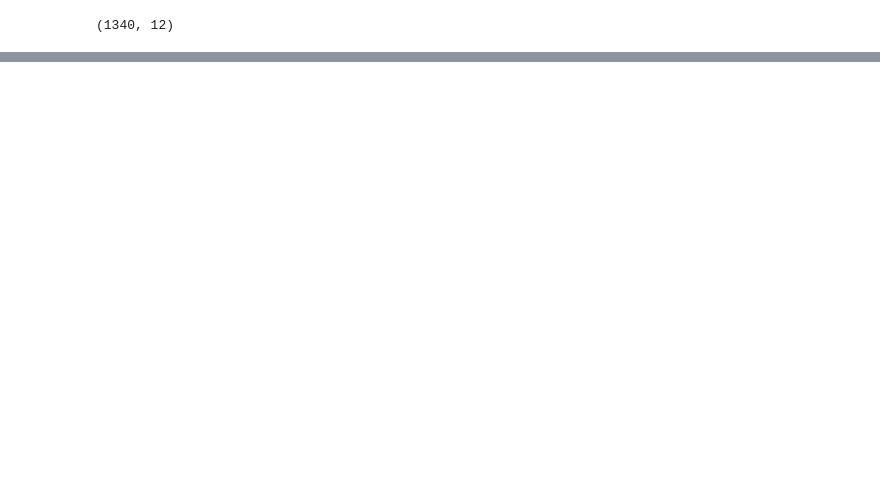
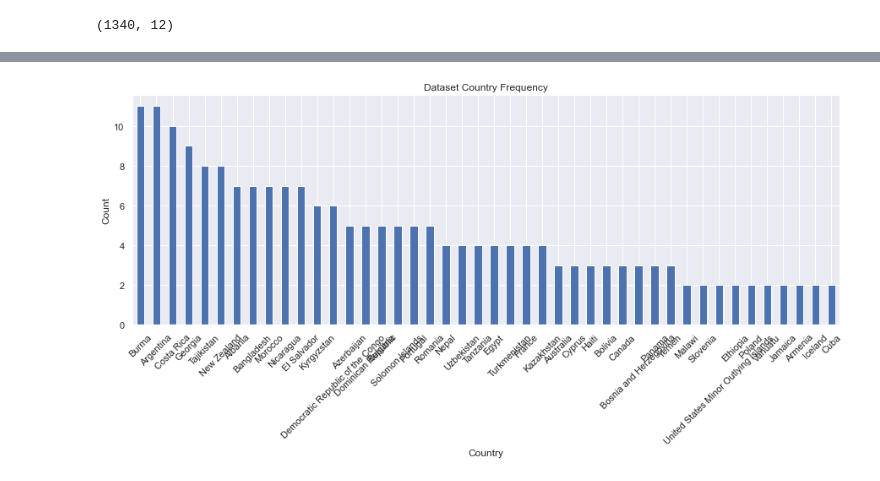
Before and after one commit to nss-data-science-cohort-4/dq3-earthquakes-amdquake, a Jupyter notebook: notebook/mr-part-1-analysis.ipynb, the cells around one changed output, grey strips where cells are left out. Drawn from its saved outputs; the diff is of its cells as text; code cells hidden in the pictures; blank space fills up the shorter version.

```diff
--- a/notebook/mr-part-1-analysis.ipynb
+++ b/notebook/mr-part-1-analysis.ipynb
@@ -50,0 +256,6 @@ world_earthquake.shape
+# %%
+mid_freq_countries = world_earthquakes["country"].value_counts()[
+    (world_earthquakes["country"].value_counts().to_frame()["country"] < 12) &
+    (world_earthquakes["country"].value_counts().to_frame()["country"] > 1)
+]
+mid_freq_countries.count()
@@ -50,0 +284,7 @@ world_earthquake.shape
+# %%
+mid_freq_countries.plot(kind="bar", rot=45, figsize=(15,5))
+plt.title("Dataset Country Frequency")
+plt.xlabel("Country")
+plt.ylabel("Count");
+# %% [output]
+[figure, added]
```
Also changed, not shown: parts of 43 cells of this notebook, 2 other files.
